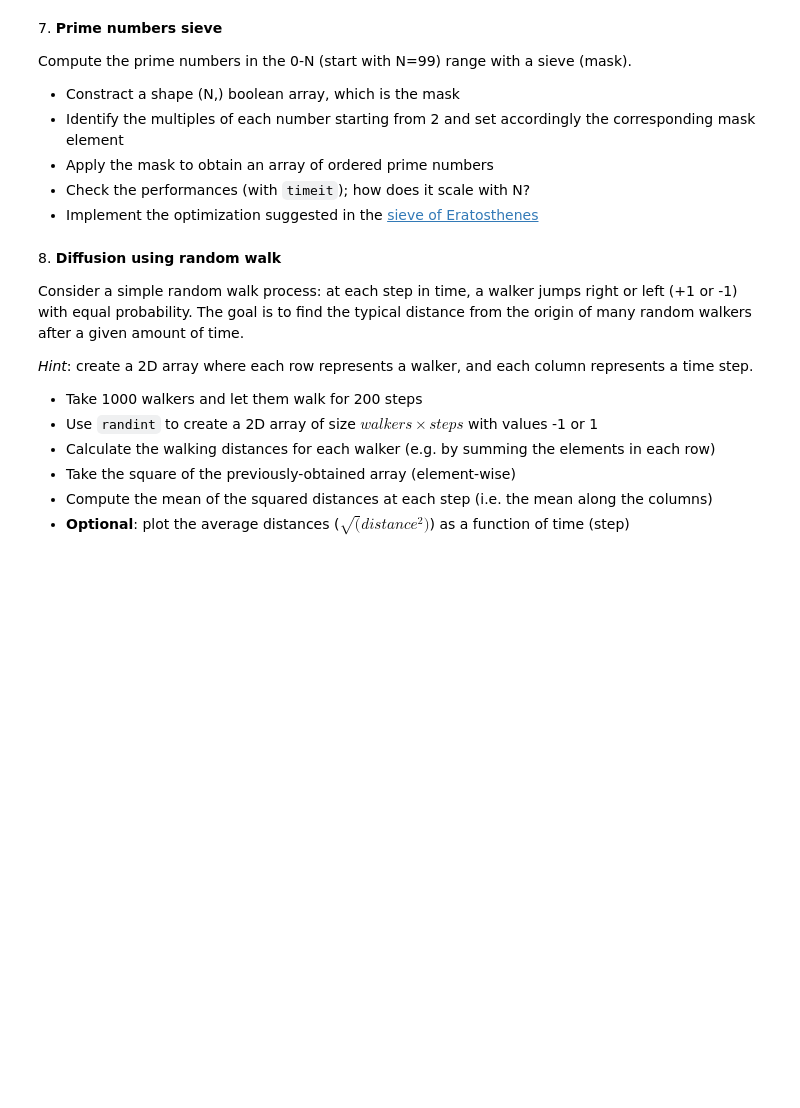
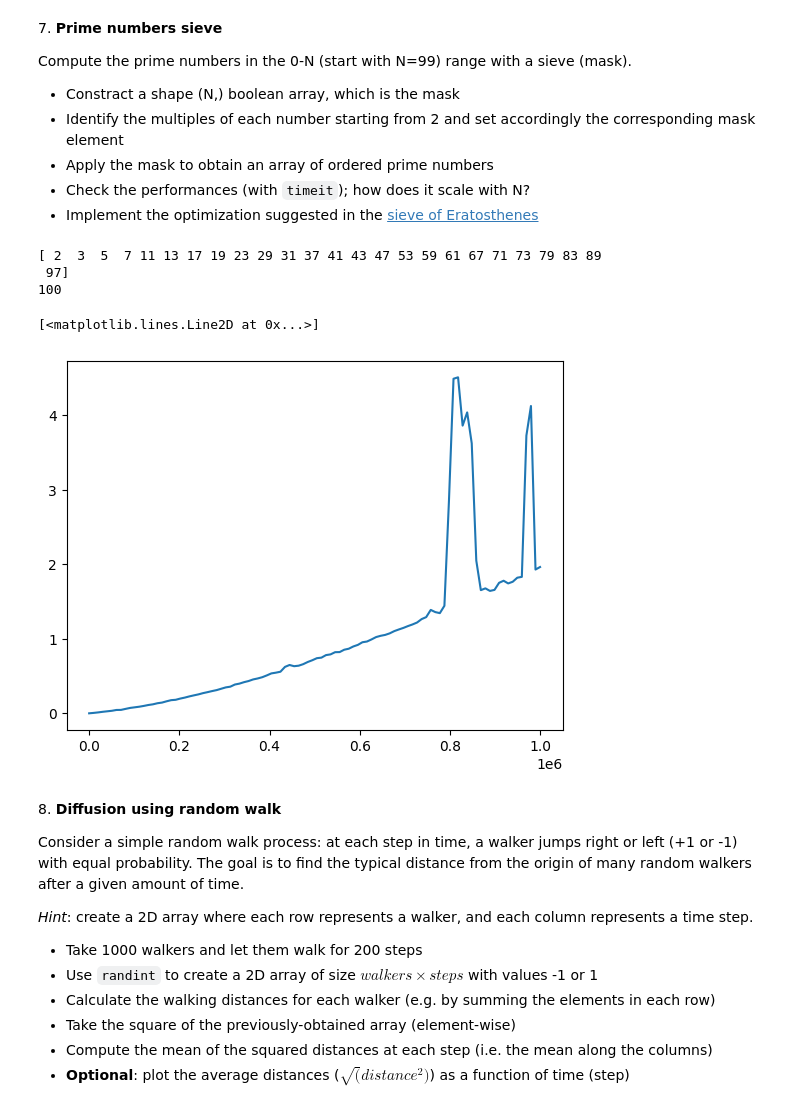
Before and after one commit to zucchett/ScientificComputingWithPython2022, a Jupyter notebook: 04ex_numpy.ipynb, the cells around one changed output. Drawn from its saved outputs; the diff is of its cells as text; code cells hidden in the pictures; blank space fills up the shorter version.

```diff
--- a/04ex_numpy.ipynb
+++ b/04ex_numpy.ipynb
@@ -160,6 +214,41 @@ Compute the prime numbers in the 0-N (start with N=99) range with a sieve (mask)
   * Apply the mask to obtain an array of ordered prime numbers
   * Check the performances (with `timeit`); how does it scale with N?
   * Implement the optimization suggested in the [sieve of Eratosthenes](https://en.wikipedia.org/wiki/Sieve_of_Eratosthenes)
+# %%
+import math as mt
+import numpy as np
+import timeit
+import matplotlib.pyplot as plt
+
+def isPrime(n):
+    for i in range(2,mt.floor(mt.sqrt(n))+1):
+        if n%i==0:
+            return False
+    return True
+
+N = 99
+numbers = np.arange(2,N+1)
+mask = np.array(list(map(isPrime, numbers)))
+
+print(numbers[mask])
+
+
+x = np.linspace(10, 1000000,100)
+y = np.zeros(len(x))
+
+for i,val in enumerate(x):
+    start = timeit.default_timer()
+    mask1 = np.array(list(map(isPrime,range(2,int(val)))))
+    stop = timeit.default_timer()
+    y[i] = stop-start
+
+plt.plot(x,y)
+# %% [output]
+[ 2  3  5  7 11 13 17 19 23 29 31 37 41 43 47 53 59 61 67 71 73 79 83 89
+ 97]
+100
+[<matplotlib.lines.Line2D at 0x...>]
+[figure, added]
 # %% [markdown]
 8\. **Diffusion using random walk**
 
```
Also changed, not shown: parts of 3 cells of this notebook, 1 other file.
